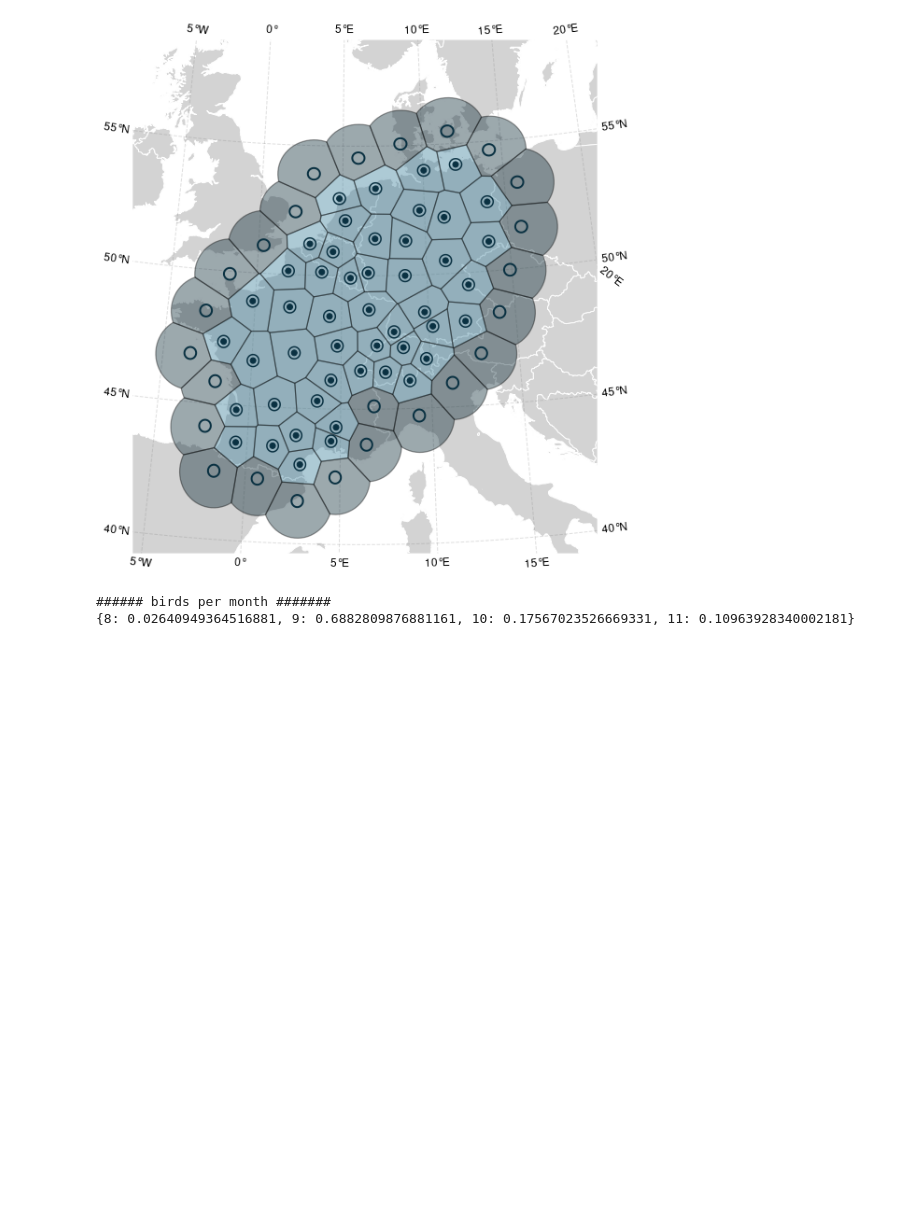
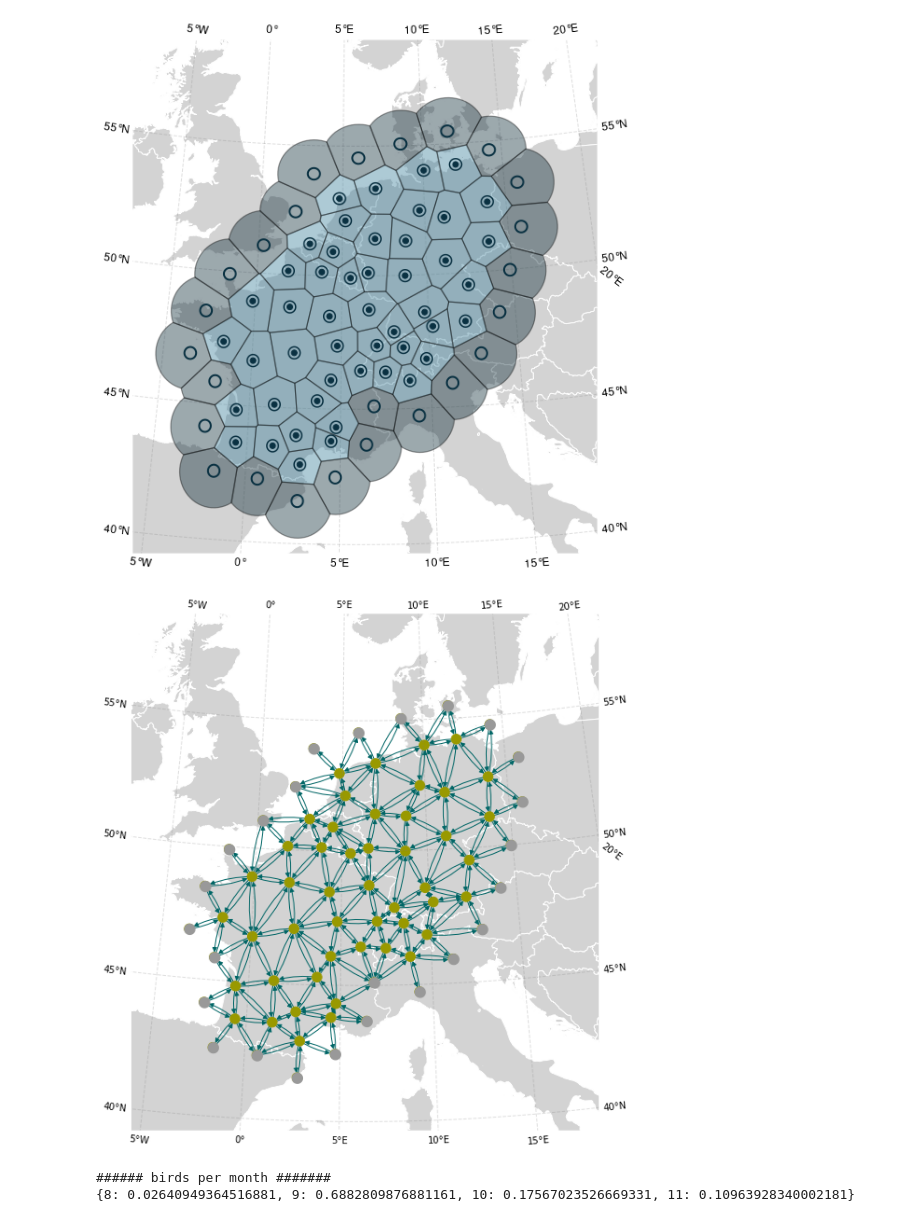
Before and after one commit to FionaLippert/FluxRGNN, a Jupyter notebook: notebooks/abm_data.ipynb, the cells around one changed output. Drawn from its saved outputs; the diff is of its cells as text; code cells hidden in the pictures; blank space fills up the shorter version.

```diff
--- a/notebooks/abm_data.ipynb
+++ b/notebooks/abm_data.ipynb
@@ -18,14 +18,11 @@ import itertools as it
 from PIL import ImageColor
 import pickle5 as pickle
 # %%
-plt.rcParams.update({"font.size": 12})
+#plt.rcParams.update({"font.size": 12})
 
 xspacing = FixedLocator([-10,-5, 0, 5, 10, 15, 20])
 yspacing = FixedLocator([40, 45, 50, 55])
 
-dpi = 200
-
-cmap = cm.get_cmap('YlOrRd')
 c_traj = '#cc2900'
 c_radar_loc = '#A50026'
 c_radar_area = '#347B98'
@@ -37,13 +34,15 @@ c_countries = 'lightgray'
 home = osp.expanduser("~")
 base_dir = osp.join(home, 'FluxRGNN')
 target_dir = osp.join(base_dir, 'data', 'plots', 'final')
-abm_path = osp.join(base_dir, 'data', 'raw', 'abm', 'fall', '2015')
+abm_path = osp.join(base_dir, 'data', 'raw', 'abm', 'fall')
+prep_path = osp.join(base_dir, 'data', 'preprocessed', '1H_voronoi_ndummy=25', 'abm', 'fall')
+shape_path = osp.join(base_dir, 'data', 'shapes')
 # %%
-voronoi_b = gpd.read_file(osp.join(base_dir, 'data/preprocessed/1H_voronoi_ndummy=25/abm/fall/2015/voronoi.shp'))
+voronoi_b = gpd.read_file(osp.join(prep_path, '2015', 'voronoi.shp'))
 voronoi_b = voronoi_b.to_crs(epsg=4326)
 
-countries = gpd.read_file(osp.join(base_dir, 'data/shapes/ne_10m_admin_0_countries_lakes.shp'))
-target_area_df = gpd.read_file(osp.join(base_dir, 'data/shapes/target_area.shp'))
+countries = gpd.read_file(osp.join(shape_path, 'ne_10m_admin_0_countries_lakes.shp'))
+target_area_df = gpd.read_file(osp.join(shape_path, 'target_area.shp'))
 target_area = target_area_df.iloc[0].geometry
 
 extent = voronoi_b.total_bounds
@@ -51,6 +50,6 @@ extent[1] -= 1.0
 extent[3] += 2.0
 crs = ccrs.AlbersEqualArea(central_longitude=voronoi_b.lon.mean(), central_latitude=voronoi_b.lat.mean())
 
-radar_buffers_b = gpd.read_file(osp.join(root, 'data/preprocessed/1H_voronoi_ndummy=25/abm/fall/2015/radar_buffers.shp'))
+radar_buffers_b = gpd.read_file(osp.join(prep_path, '2015', 'radar_buffers.shp'))
 radars_b = radar_buffers_b.to_crs(crs.proj4_init).centroid.to_crs(epsg=4326)
 # %%
@@ -134,4 +131,52 @@ fig.tight_layout()
 fig.savefig(osp.join(target_dir, 'voronoi_tessellation_abm.png'), bbox_inches='tight', dpi=200)
 # %% [output]
 [figure]
+# %%
+fig, ax = plt.subplots(figsize=(8,8), subplot_kw = {'projection' : crs})
+
+gl = ax.gridlines(crs=ccrs.PlateCarree(), draw_labels=True,
+                 linewidth=1, color='gray', alpha=0.25, linestyle='--')
+gl.xlocator = xspacing
+gl.ylocator = yspacing
+
+f = ShapelyFeature(countries.geometry, ccrs.PlateCarree(), edgecolor='white')
+ax.add_feature(f, facecolor=c_countries, zorder=0)
+
+ax.set_extent(extent)
+
+G = nx.read_gpickle(osp.join(prep_path, '2015', 'delaunay.gpickle'))
+
+# remove boundary-to-boundary edges
+boundary = [x for x,y in G.nodes(data=True) if 'boundary' in y['radar']]
+all_edges = list(G.edges())
+for e in all_edges:
+    if e[0] in boundary and e[1] in boundary:
+        G.remove_edge(*e)
+
+coord_df = gpd.GeoDataFrame(dict(radar = voronoi_b.radar,
+                                 observed = voronoi_b.observed,
+                                 geometry = [geometry.Point((row.lon, row.lat)) for
+                                         i, row in voronoi_b.iterrows()]),
+                            crs='epsg:4326').to_crs(crs.proj4_init)
+
+pos = {ridx: (coord_df.query(f'radar == "{name}"').geometry.iloc[0].x,
+              coord_df.query(f'radar == "{name}"').geometry.iloc[0].y) for
+       (ridx, name) in nx.get_node_attributes(G, 'radar').items()}
+
+
+node_colors = ['#999999' if 'boundary' in n_data['radar'] else '#999900' for
+               n, n_data in G.nodes(data=True)]
+node_colors = ['#999900' for n, n_data in G.nodes(data=True)]
+edge_colors = '#006666'
+
+node_size = 8000/len(G)
+
+nx.draw(G, pos=pos, with_labels=False, node_size=node_size, node_color=node_colors, ax=ax,
+        connectionstyle="arc3,rad=0.1", edge_color=edge_colors, width=1, zorder=2)
+gplt.polyplot(coord_df.query('observed == 0').buffer(20_000).to_crs(epsg=4326),
+              ax=ax, zorder=3, color='#999999', extent=extent, linewidth=2)
+fig.tight_layout()
+fig.savefig(osp.join(target_dir, 'abm_delaunay_triangulation.png'), bbox_inches='tight', dpi=300)
+# %% [output]
+[figure, added]
 # %%
```
Also changed, not shown: parts of 3 cells of this notebook, 3 other files.
